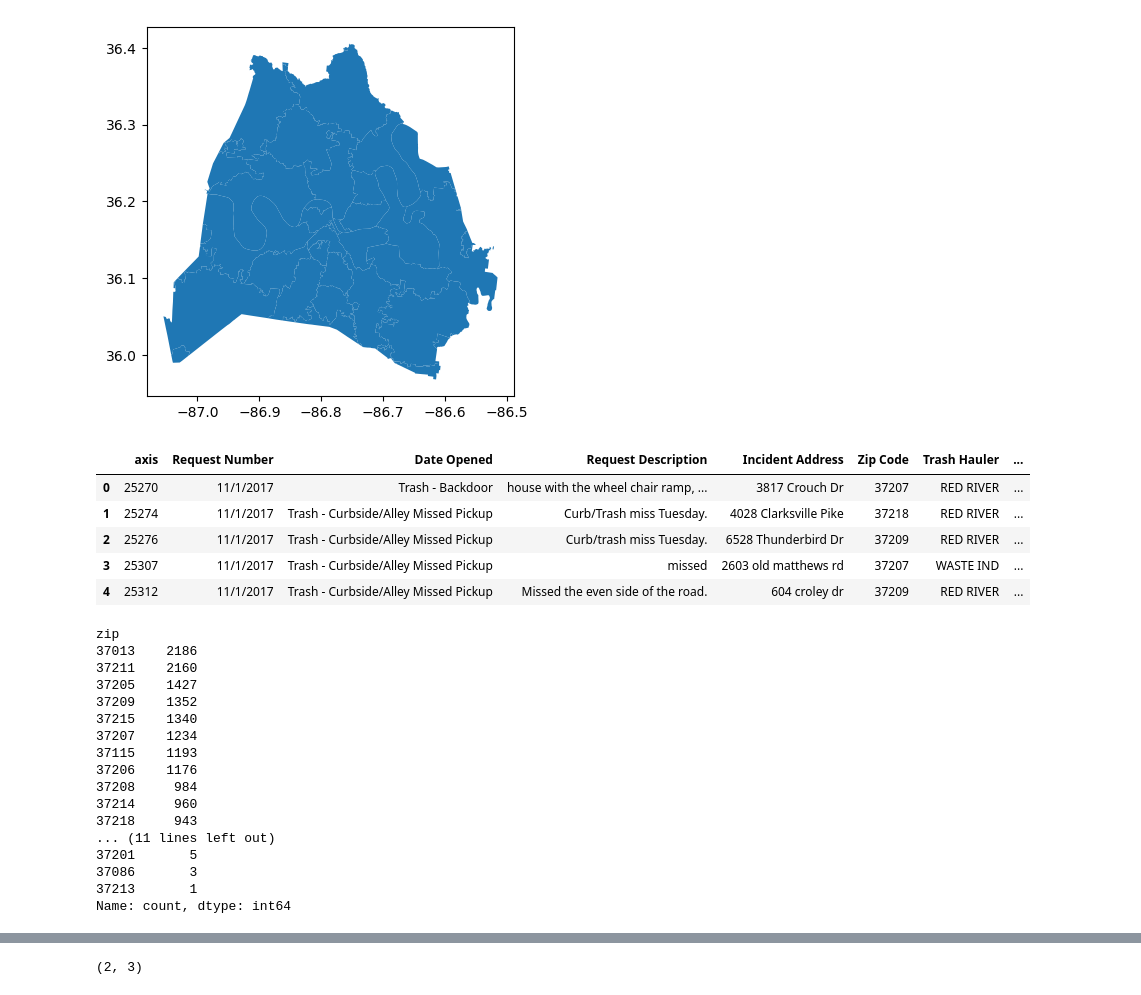
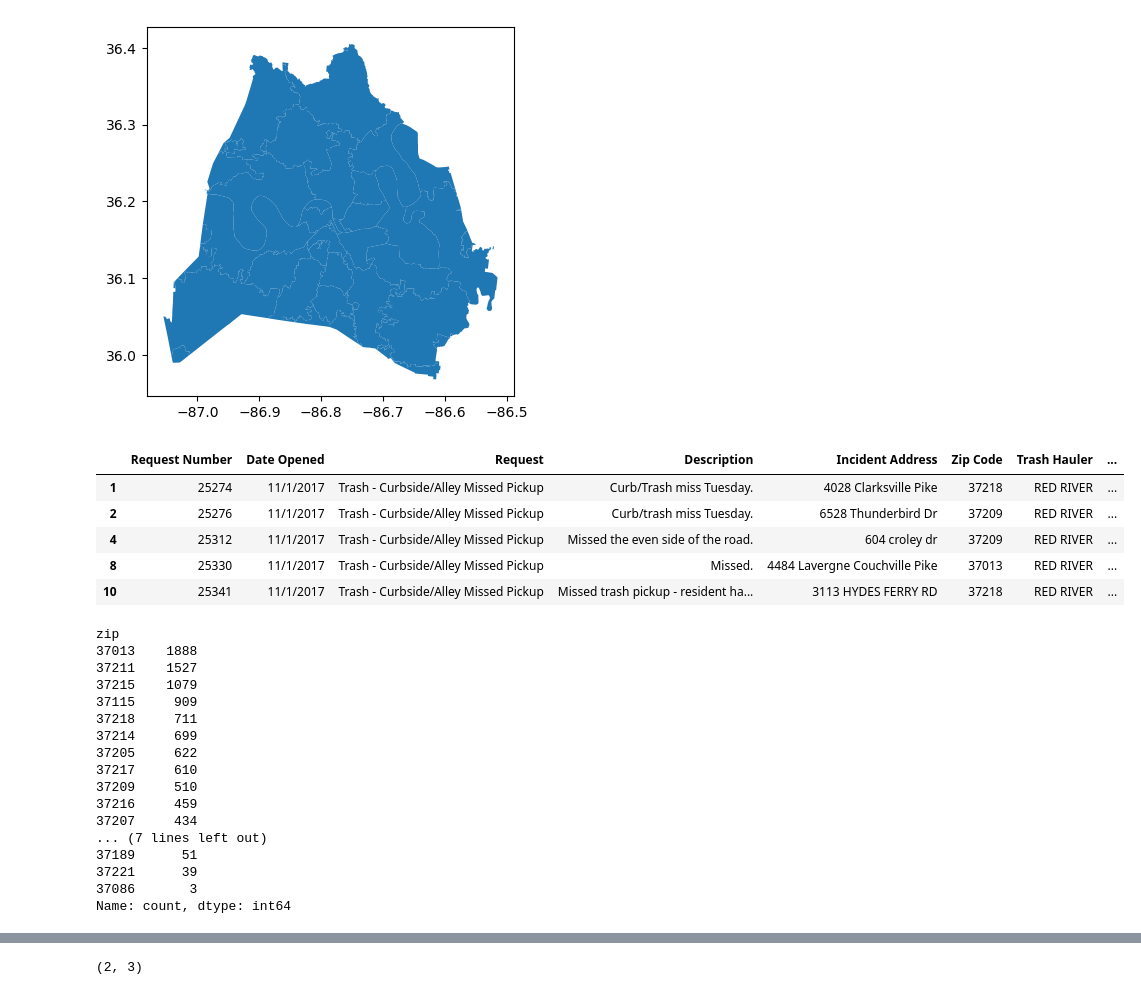
Before and after one commit to NSS-Data-Analytics-Cohort-14/trash-pickups-v2-kshaffer93, a Jupyter notebook: notebooks/trash.ipynb, the cells around one changed output, grey strips where cells are left out. Saved outputs shown, nothing was run; the diff lists cells and outputs as text; code cells hidden in the pictures.

```diff
--- a/notebooks/trash.ipynb
+++ b/notebooks/trash.ipynb
@@ -223,7 +223,7 @@ Data columns (total 13 columns):
 dtypes: object(13)
 memory usage: 2.0+ MB
 # %%
-trash_geo.columns = ['axis', 'Request Number', 'Date Opened', 'Request Description', 'Incident Address', 'Zip Code', 'Trash Hauler', 'Trash Route',	'Council District',	'State Plan X',	'State Plan Y',	'lng', 'lat']
+trash_geo.columns = ['Request Number', 'Date Opened', 'Request', 'Description', 'Incident Address', 'Zip Code', 'Trash Hauler', 'Trash Route',	'Council District',	'State Plan X',	'State Plan Y',	'lng', 'lat']
 # %%
 trash_geo.head()
 # %% [output]
@@ -260,3 +260,5 @@ memory usage: 2.0+ MB
 trash_geo['lat'] = trash_geo['lat'].astype(float)
 # %%
 trash_geo['lng'] = trash_geo['lng'].astype(float)
+# %%
+red_river_missed_map = trash_geo.loc[(trash_geo['Request'] == 'Trash - Curbside/Alley Missed Pickup') & (trash_geo['Trash Hauler'] == 'RED RIVER')]
@@ -281,40 +292,40 @@ zipcodes.plot();
 # %% [output]
 [figure]
 # %%
-trash_geos = gpd.GeoDataFrame(trash_geo,
+rr_geos = gpd.GeoDataFrame(red_river_missed_map,
                            crs = zipcodes.crs,
-                           geometry = gpd.points_from_xy(trash_geo.lng, trash_geo.lat))
+                           geometry = gpd.points_from_xy(red_river_missed_map.lng, red_river_missed_map.lat))
 # %%
 zipcodes = zipcodes[['zip', 'po_name', 'geometry']]
 # %%
-stops_by_zip = gpd.sjoin(trash_geos, zipcodes, predicate = 'within')
+stops_by_zip_rr = gpd.sjoin(rr_geos, zipcodes, predicate = 'within')
 # %%
-stops_by_zip.head()
+stops_by_zip_rr.head()
 # %% [output]
-|  | axis | Request Number | Date Opened | Request Description | Incident Address | Zip Code | Trash Hauler | ... |
-| 0 | 25270 | 11/1/2017 | Trash - Backdoor | house with the wheel chair ramp, ... | 3817 Crouch Dr | 37207 | RED RIVER | ... |
+|  | Request Number | Date Opened | Request | Description | Incident Address | Zip Code | Trash Hauler | ... |
 | 1 | 25274 | 11/1/2017 | Trash - Curbside/Alley Missed Pickup | Curb/Trash miss Tuesday. | 4028 Clarksville Pike | 37218 | RED RIVER | ... |
 | 2 | 25276 | 11/1/2017 | Trash - Curbside/Alley Missed Pickup | Curb/trash miss Tuesday. | 6528 Thunderbird Dr | 37209 | RED RIVER | ... |
-| 3 | 25307 | 11/1/2017 | Trash - Curbside/Alley Missed Pickup | missed | 2603 old matthews rd | 37207 | WASTE IND | ... |
 | 4 | 25312 | 11/1/2017 | Trash - Curbside/Alley Missed Pickup | Missed the even side of the road. | 604 croley dr | 37209 | RED RIVER | ... |
+| 8 | 25330 | 11/1/2017 | Trash - Curbside/Alley Missed Pickup | Missed. | 4484 Lavergne Couchville Pike | 37013 | RED RIVER | ... |
+| 10 | 25341 | 11/1/2017 | Trash - Curbside/Alley Missed Pickup | Missed trash pickup - resident ha... | 3113 HYDES FERRY RD | 37218 | RED RIVER | ... |
 # %%
-stops_by_zip['zip'].value_counts()
+stops_by_zip_rr['zip'].value_counts()
 # %% [output]
 zip
-37013    2186
-37211    2160
-37205    1427
-37209    1352
-37215    1340
-37207    1234
-37115    1193
-37206    1176
-37208     984
-37214     960
-37218     943
-... (11 lines left out)
-37201       5
+37013    1888
+37211    1527
+37215    1079
+37115     909
+37218     711
+37214     699
+37205     622
+37217     610
+37209     510
+37216     459
+37207     434
+... (7 lines left out)
+37189      51
+37221      39
 37086       3
-37213       1
 Name: count, dtype: int64
 # %%
```
Also changed, not shown: parts of 8 cells of this notebook.
